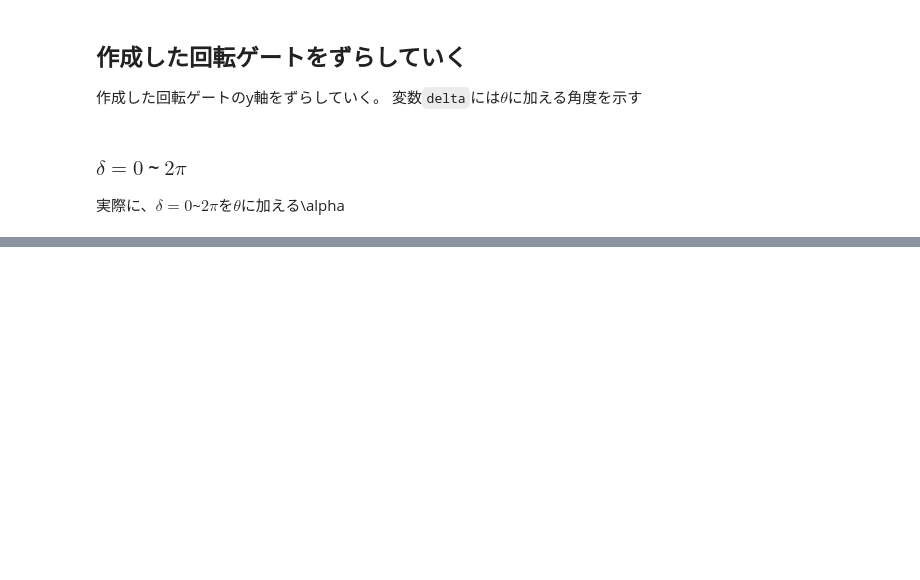
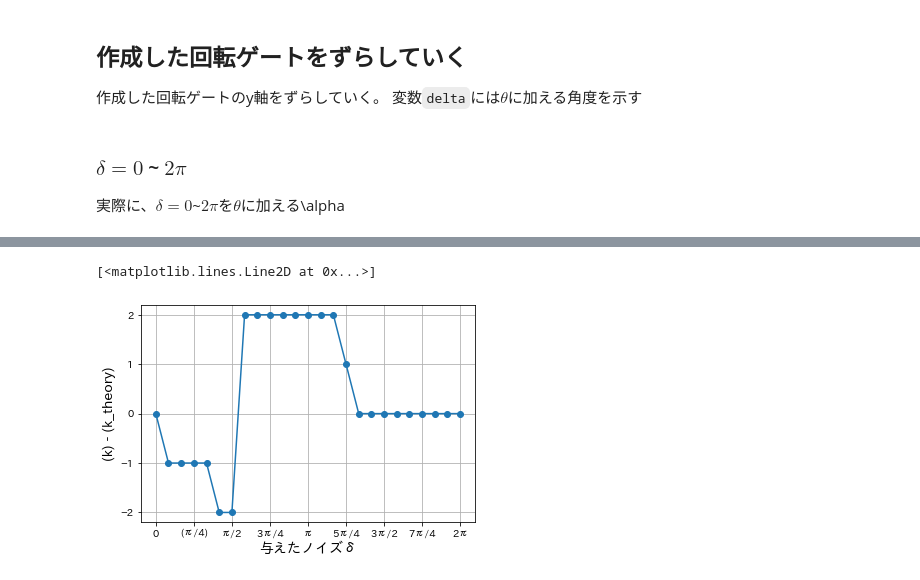
Before and after one commit to KaitoMuraoka/Hadamard-transform-with-misaligned-angles, a Jupyter notebook: Main.ipynb, the cells around one changed output, grey strips where cells are left out. Cells and saved outputs as stored; diff of their text form; code cells hidden in the pictures; blank space fills up the shorter version.

```diff
--- a/Main.ipynb
+++ b/Main.ipynb
@@ -564,0 +569,28 @@ plt.plot(noises_title, p_kth_array, "o-")
+# %%
+noises = []
+noises_array = []
+n = 12
+for i in range(0, 2*n + 1):
+    sample = np.pi * i
+    result = sample / n
+    noises.append(result)
+    noises_array.append(f"{i}π/{n}")
+
+noises_title = ['0', '(π/4)',  'π/2', '3π/4', 'π', '5π/4', '3π/2',  '7π/4',  '2π']
+noises_title_int = [0, (np.pi/4),  np.pi/2, 3*np.pi/4, np.pi, 5*np.pi/4, 3*np.pi/2,  7*np.pi/4,  2*np.pi]
+
+# print(f'noises:{noises}')
+
+k_k_theory_array = []
+p_k_array = []
+p_kth_array = []
+
+for i in range(len(noises)):
+    result, max_k, p_k = noisy_grover(nqubits, times, noises[i])
+    k_k_theory = max_k - k_theory
+    # k_k_theory = abs(max_k - k_theory)
+    p_k = result[max_k]
+    p_kth = result[k_theory]
+    k_k_theory_array.append(k_k_theory)
+    p_k_array.append(p_k)
+    p_kth_array.append(p_kth)
@@ -564,0 +600,13 @@ plt.plot(noises_title, p_kth_array, "o-")
+# %%
+fig = plt.figure()
+ax = fig.add_subplot(111)
+x = noises
+ax.set_xticks(noises_title_int, noises_title)
+ax.set_yticks([-2, -1, 0, 1, 2])
+ax.grid(axis = 'both')
+ax.set_xlabel("与えたノイズδ", size = 14, weight = "light")
+ax.set_ylabel("(k) - (k_theory)", size = 14, weight = "light")
+ax.plot(x, k_k_theory_array, "-o")
+# %% [output]
+[<matplotlib.lines.Line2D at 0x...>]
+[figure, added]
```
Also changed, not shown: parts of 8 cells of this notebook.
